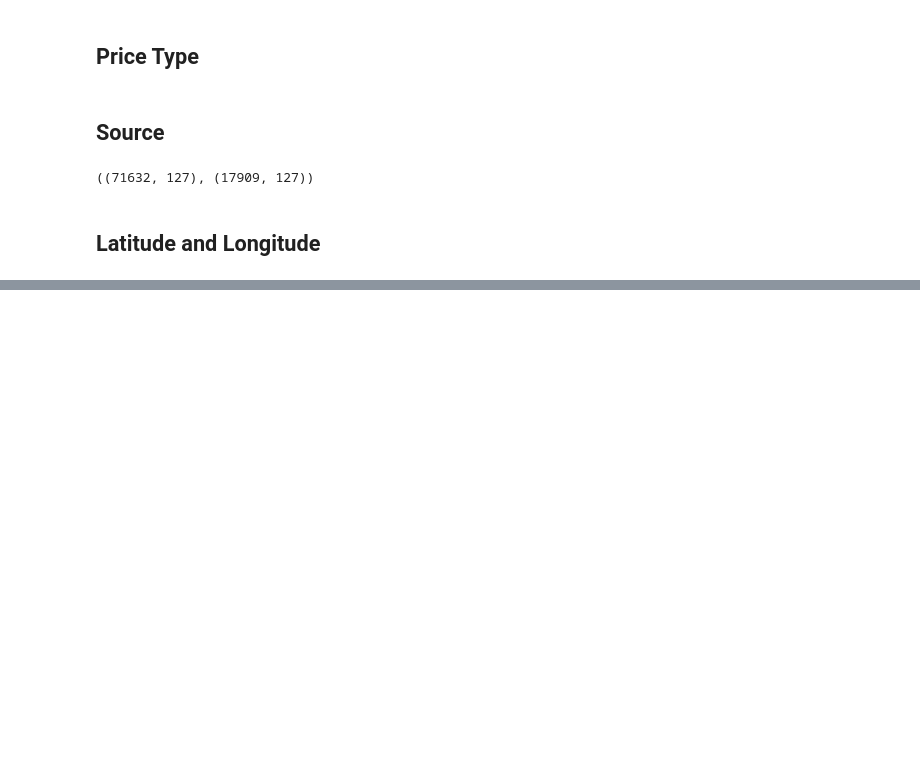
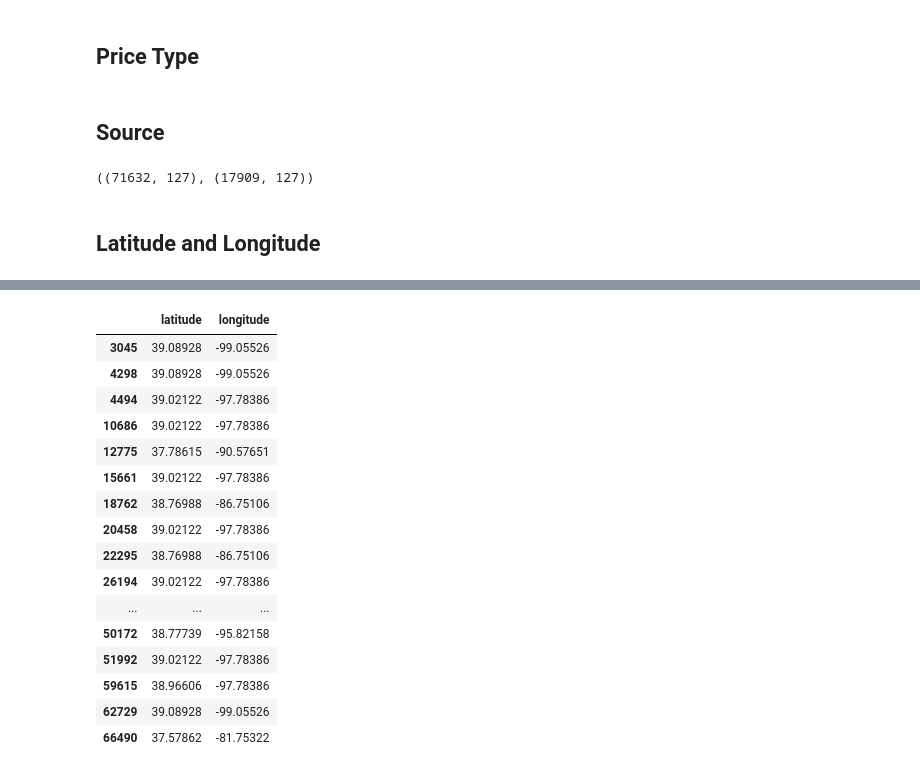
Before and after one commit to Hanif-Imaduddin/Apartement-Price-Prediction-with-Random-Forest, a Jupyter notebook: Apartement Rent Data - 2.ipynb, the cells around one changed output, grey strips where cells are left out. Saved outputs shown, nothing was run; the diff lists cells and outputs as text; code cells hidden in the pictures; blank space fills up the shorter version.

```diff
--- a/Apartement Rent Data - 2.ipynb
+++ b/Apartement Rent Data - 2.ipynb
@@ -364,0 +367,2 @@ X_train[['latitude','longitude']]
+# %%
+columns = X_train.columns
@@ -364,0 +393,4 @@ X_train[['latitude','longitude']]
+# %%
+X_train_t = ll_imputer.transform(X_train)
+# %%
+X_train_t = pd.DataFrame(X_train_t,columns=columns)
@@ -364,0 +412,20 @@ X_train[['latitude','longitude']]
+# %%
+X_train_t.loc[latitude_na.reset_index(drop=True),['latitude','longitude']]
+# %% [output]
+|  | latitude | longitude |
+| 3045 | 39.08928 | -99.05526 |
+| 4298 | 39.08928 | -99.05526 |
+| 4494 | 39.02122 | -97.78386 |
+| 10686 | 39.02122 | -97.78386 |
+| 12775 | 37.78615 | -90.57651 |
+| 15661 | 39.02122 | -97.78386 |
+| 18762 | 38.76988 | -86.75106 |
+| 20458 | 39.02122 | -97.78386 |
+| 22295 | 38.76988 | -86.75106 |
+| 26194 | 39.02122 | -97.78386 |
+| ... | ... | ... |
+| 50172 | 38.77739 | -95.82158 |
+| 51992 | 39.02122 | -97.78386 |
+| 59615 | 38.96606 | -97.78386 |
+| 62729 | 39.08928 | -99.05526 |
+| 66490 | 37.57862 | -81.75322 |
```
Also changed, not shown: parts of 13 cells of this notebook.
